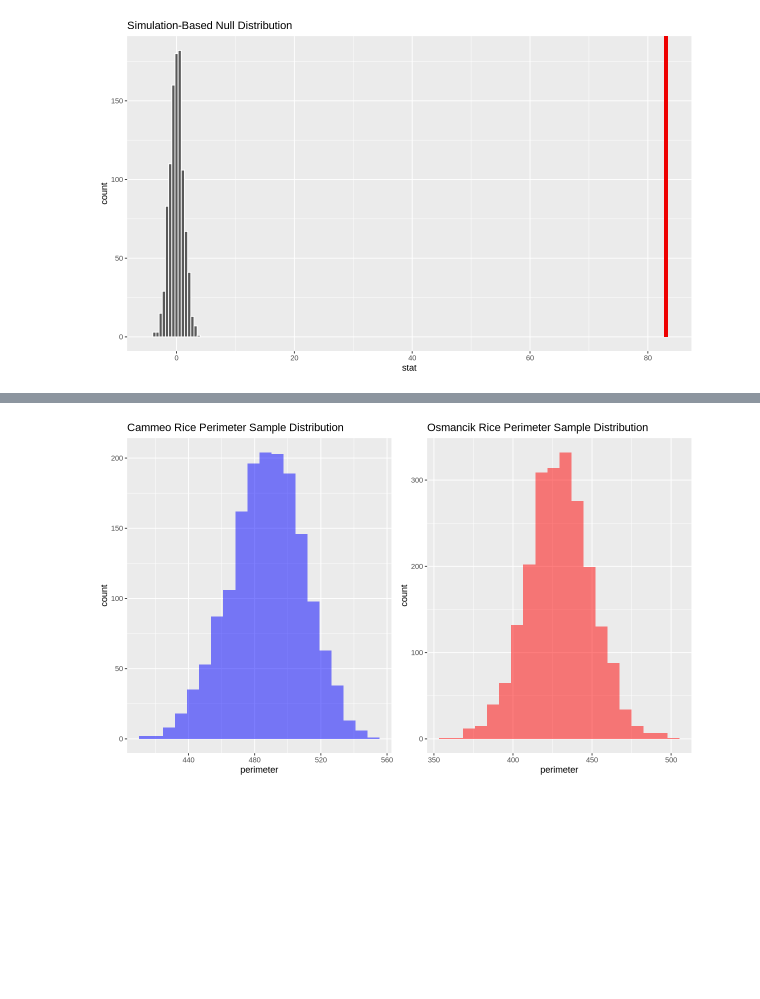
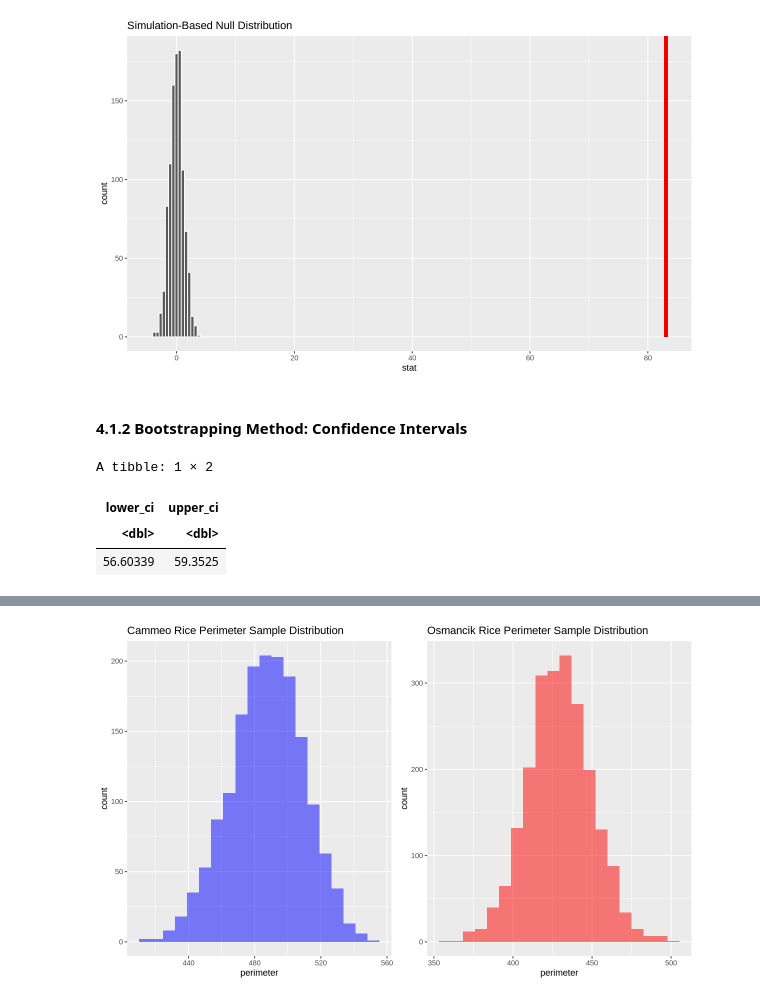
Before and after one commit to yun-sky/STAT-201-Project, a Jupyter notebook: Final Report.ipynb, the cells around one changed output, grey strips where cells are left out. Drawn from its saved outputs; the diff is of its cells as text; code cells hidden in the pictures; blank space fills up the shorter version.

```diff
--- a/Final Report.ipynb
+++ b/Final Report.ipynb
@@ -256,3 +256,20 @@ bootstrap_perimeter_hist
 Warning message in min(diff(unique_loc)):
 “no non-missing arguments to min; returning Inf”
 [figure]
+# %% [markdown]
+#### 4.1.2 Bootstrapping Method: Confidence Intervals
+# %%
+# Generate bootstrap distribution for difference in perimeter means
+bootstrap_perimeter_dist <- cleaned_rice_data %>%
+    specify(formula = perimeter ~ class) %>%
+    generate(type = "bootstrap", reps = 1000) %>%
+    calculate(stat = "diff in means", order = c("Cammeo", "Osmancik"))
+
+# Calculate the 95% confidence interval for the difference in perimeter means
+bootstrap_perimeter_ci <- get_ci(bootstrap_perimeter_dist, level = 0.95)
+bootstrap_perimeter_ci
+# %% [output]
+A tibble: 1 × 2
+| lower_ci | upper_ci |
+| <dbl> | <dbl> |
+| 56.60339 | 59.3525 |
```
Also changed, not shown: parts of 6 cells of this notebook.
